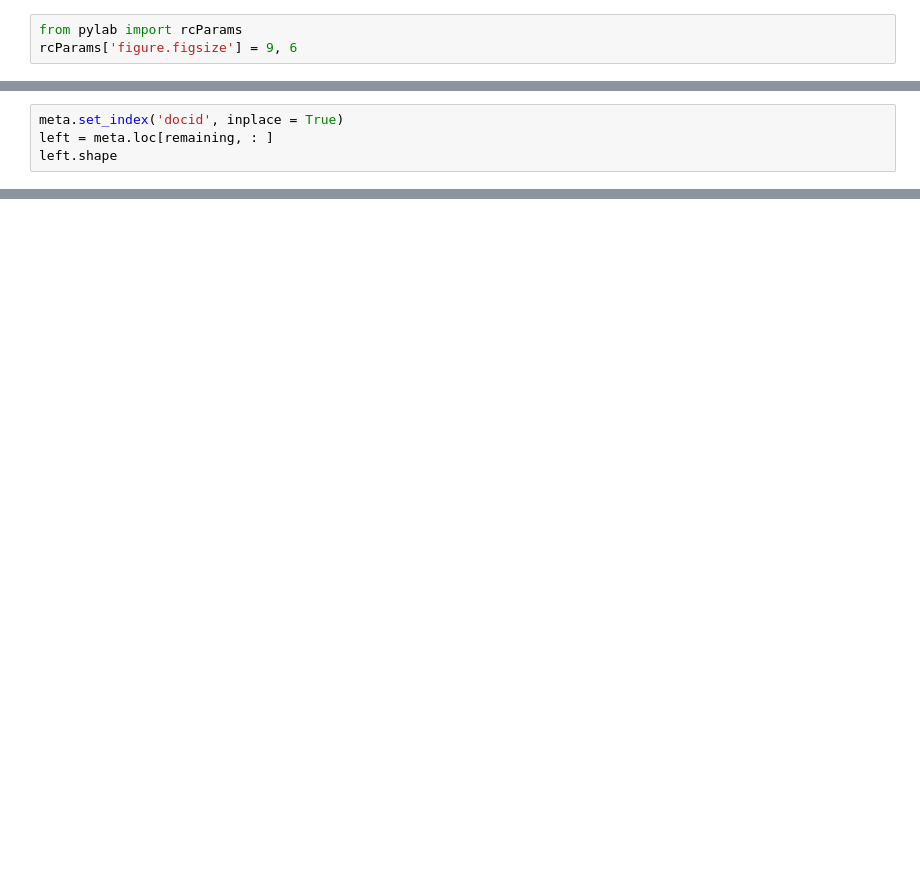
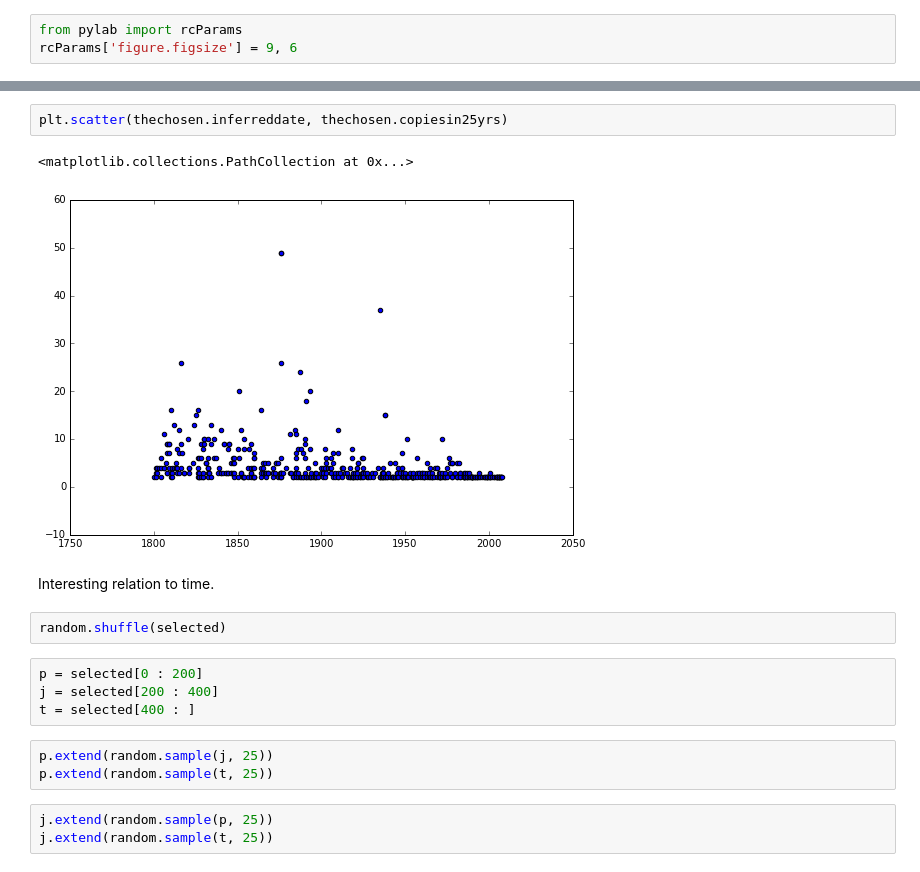
Before and after one commit to tedunderwood/meta2018, a Jupyter notebook: weightedselection.ipynb, the cells around one changed output, grey strips where cells are left out. Drawn from its saved outputs; the diff is of its cells as text; blank space fills up the shorter version.

```diff
--- a/weightedselection.ipynb
+++ b/weightedselection.ipynb
@@ -192,4 +171,0 @@ len(remaining)
-# %%
-meta.set_index('docid', inplace = True)
-left = meta.loc[remaining, : ]
-left.shape
@@ -369,0 +281,19 @@ min(our_meta.inferreddate)
+# %%
+plt.scatter(thechosen.inferreddate, thechosen.copiesin25yrs)
+# %% [output]
+<matplotlib.collections.PathCollection at 0x...>
+[figure, added]
+# %% [markdown]
+Interesting relation to time.
+# %%
+random.shuffle(selected)
+# %%
+p = selected[0 : 200]
+j = selected[200 : 400]
+t = selected[400 : ]
+# %%
+p.extend(random.sample(j, 25))
+p.extend(random.sample(t, 25))
+# %%
+j.extend(random.sample(p, 25))
+j.extend(random.sample(t, 25))
```
Also changed, not shown: parts of 54 cells of this notebook, 4 other files.
